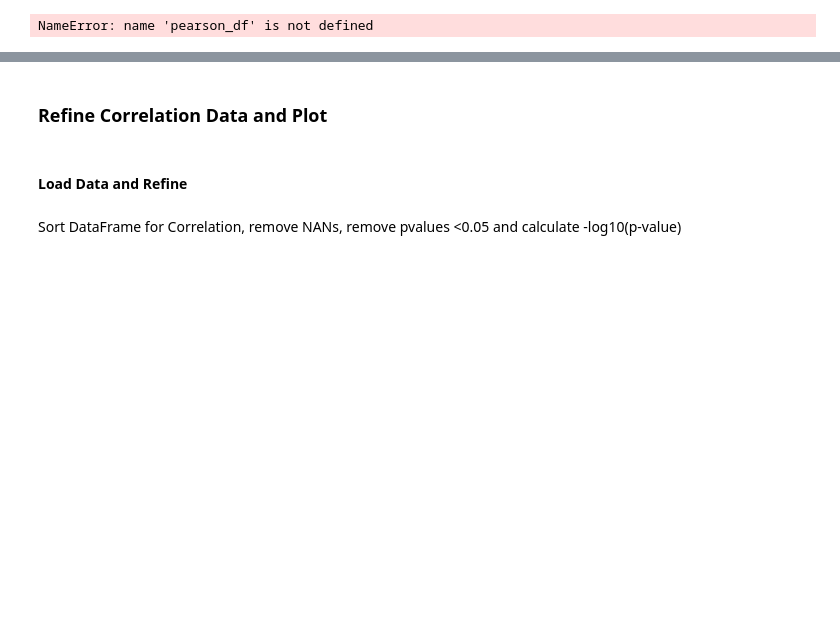
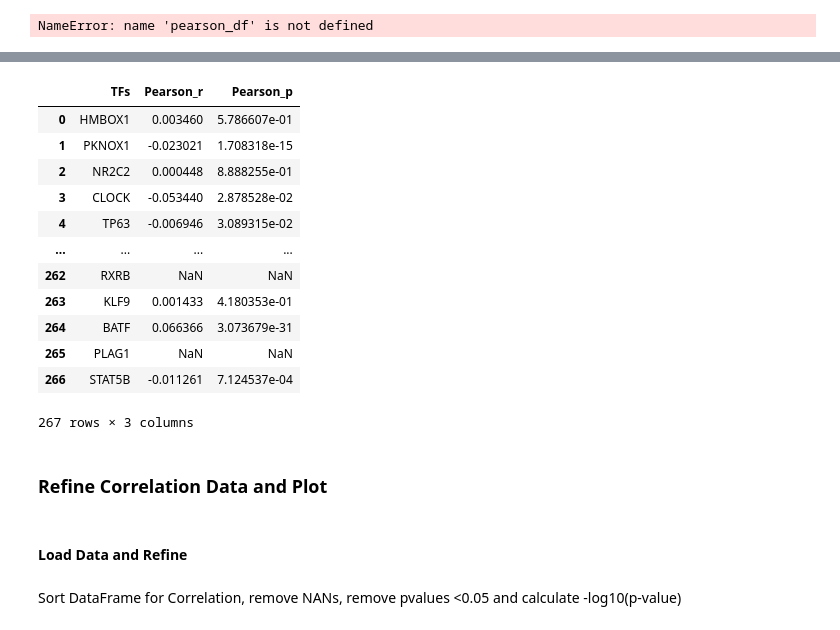
Before and after one commit to JulianMeigen/Bachelor, a Jupyter notebook: E_Single_TFBS/Pearson_seaborn.ipynb, the cells around one changed output, grey strips where cells are left out. Drawn from its saved outputs; the diff is of its cells as text; code cells hidden in the pictures; blank space fills up the shorter version.

```diff
--- a/E_Single_TFBS/Pearson_seaborn.ipynb
+++ b/E_Single_TFBS/Pearson_seaborn.ipynb
@@ -125,3 +140,27 @@ NameError: name 'pearson_df' is not defined
+# %%
+occur_region = flat_df.groupby(["chr", "geneID", "tf", "homotypic_count", "Tissue"])["GeneExpr"].cumcount()
+# %%
+flat_df["occur"] = occur_region
+# %%
+flat_df_reduced = flat_df[flat_df["occur"] == 0]
+# %%
+pearson_df = get_pearson(flat_df_reduced)
+# %%
+pearson_df
+# %% [output]
+|  | TFs | Pearson_r | Pearson_p |
+| 0 | HMBOX1 | 0.003460 | 5.786607e-01 |
+| 1 | PKNOX1 | -0.023021 | 1.708318e-15 |
+| 2 | NR2C2 | 0.000448 | 8.888255e-01 |
+| 3 | CLOCK | -0.053440 | 2.878528e-02 |
+| 4 | TP63 | -0.006946 | 3.089315e-02 |
+| ... | ... | ... | ... |
+| 262 | RXRB | NaN | NaN |
+| 263 | KLF9 | 0.001433 | 4.180353e-01 |
+| 264 | BATF | 0.066366 | 3.073679e-31 |
+| 265 | PLAG1 | NaN | NaN |
+| 266 | STAT5B | -0.011261 | 7.124537e-04 |
+267 rows × 3 columns
 # %% [markdown]
 ### Refine Correlation Data and Plot
 # %% [markdown]
```
Also changed, not shown: parts of 9 cells of this notebook, 2 other files.
